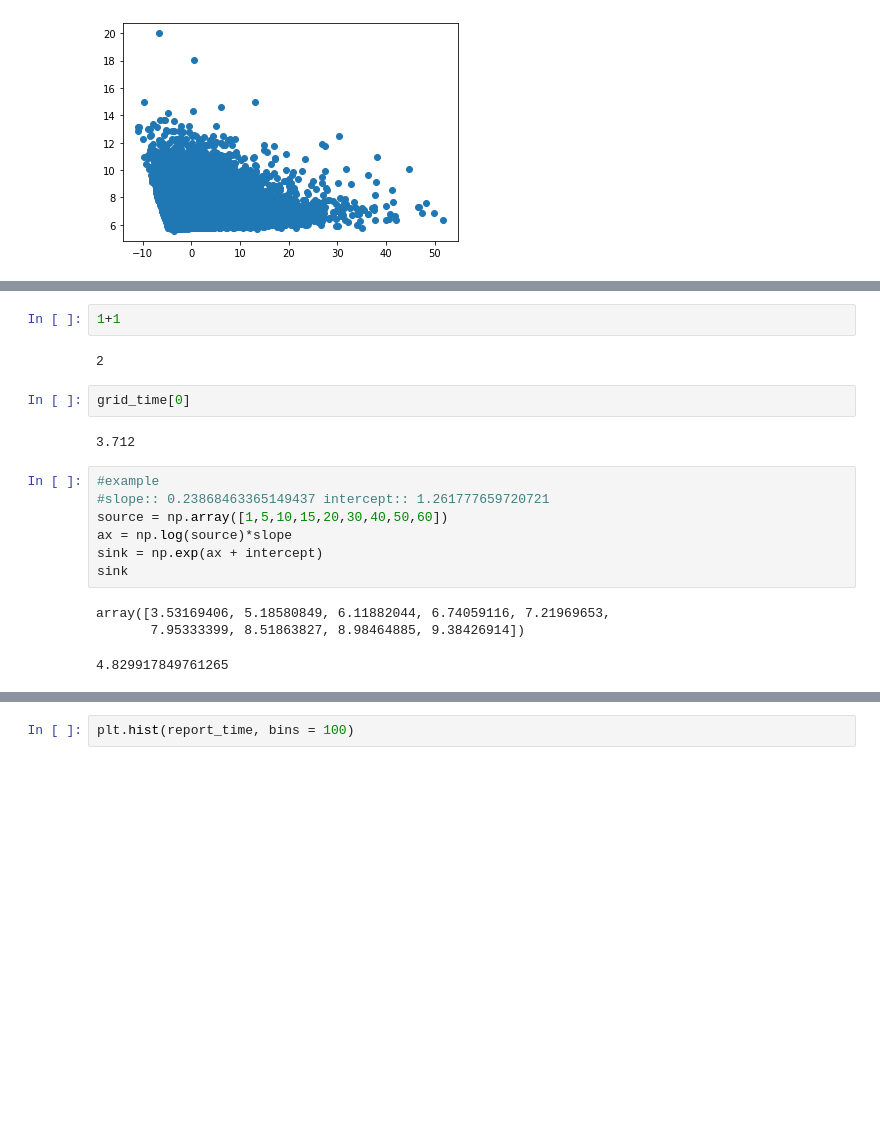
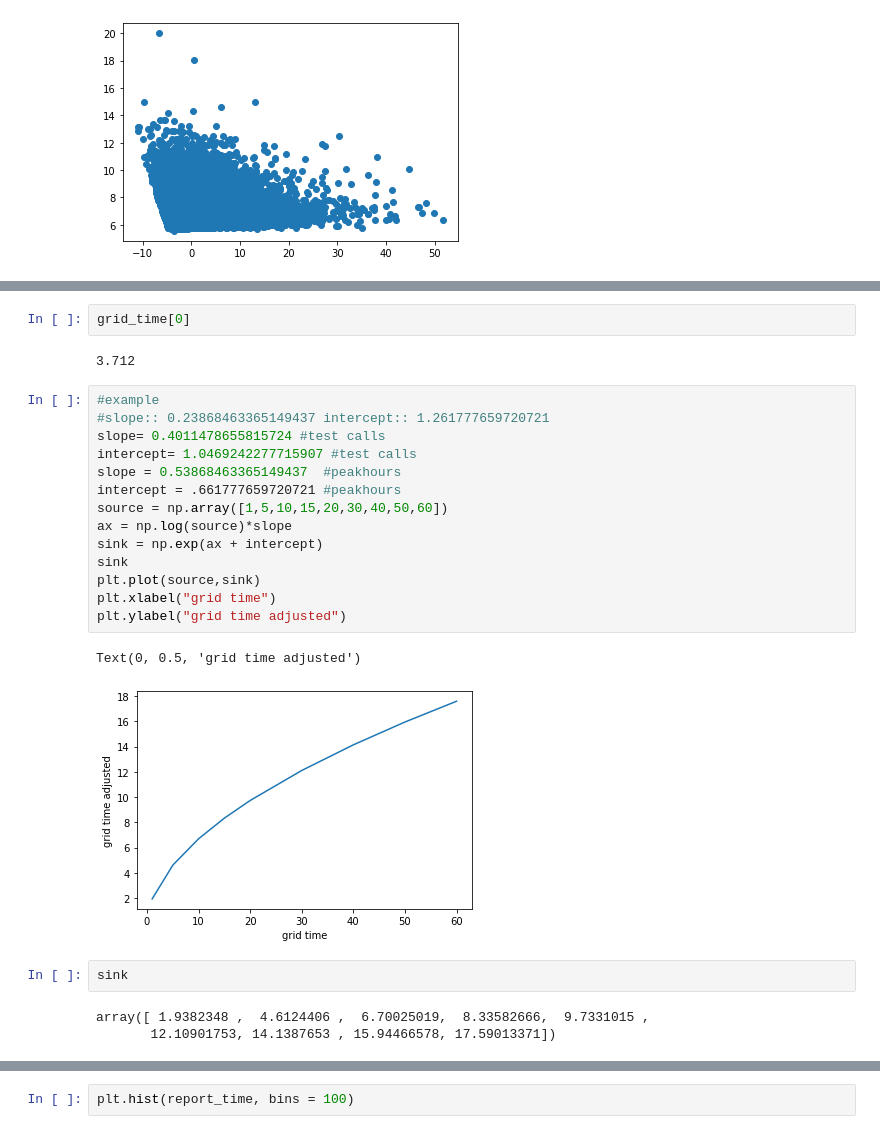
Before and after one commit to joshua-ong/AmbulanceDeployment, a Jupyter notebook: verification/regression.ipynb, the cells around one changed output, grey strips where cells are left out. Saved outputs shown, nothing was run; the diff lists cells and outputs as text; blank space fills up the shorter version.

```diff
--- a/verification/regression.ipynb
+++ b/verification/regression.ipynb
@@ -183,7 +242,3 @@ r-squared: 0.05617530203041822
-# %%
-1+1
-# %% [output]
-2
 # %%
 grid_time[0]
 # %% [output]
@@ -191,16 +246,25 @@ grid_time[0]
 # %%
 #example
 #slope:: 0.23868463365149437 intercept:: 1.261777659720721
+slope= 0.4011478655815724 #test calls
+intercept= 1.0469242277715907 #test calls
+slope = 0.53868463365149437  #peakhours
+intercept = .661777659720721 #peakhours
 source = np.array([1,5,10,15,20,30,40,50,60])
 ax = np.log(source)*slope
 sink = np.exp(ax + intercept)
 sink
+plt.plot(source,sink)
+plt.xlabel("grid time")
+plt.ylabel("grid time adjusted")
 # %% [output]
-array([3.53169406, 5.18580849, 6.11882044, 6.74059116, 7.21969653,
-       7.95333399, 8.51863827, 8.98464885, 9.38426914])
+Text(0, 0.5, 'grid time adjusted')
+[figure, added]
 # %%
+sink
 # %% [output]
-4.829917849761265
+array([ 1.9382348 ,  4.6124406 ,  6.70025019,  8.33582666,  9.7331015 ,
+       12.10901753, 14.1387653 , 15.94466578, 17.59013371])
 # %%
 #plot residuals
 #use R in python https://warwick.ac.uk/fac/sci/moac/people/students/peter_cock/python/lin_reg/
```
Also changed, not shown: parts of 11 cells of this notebook, 4 other files.
